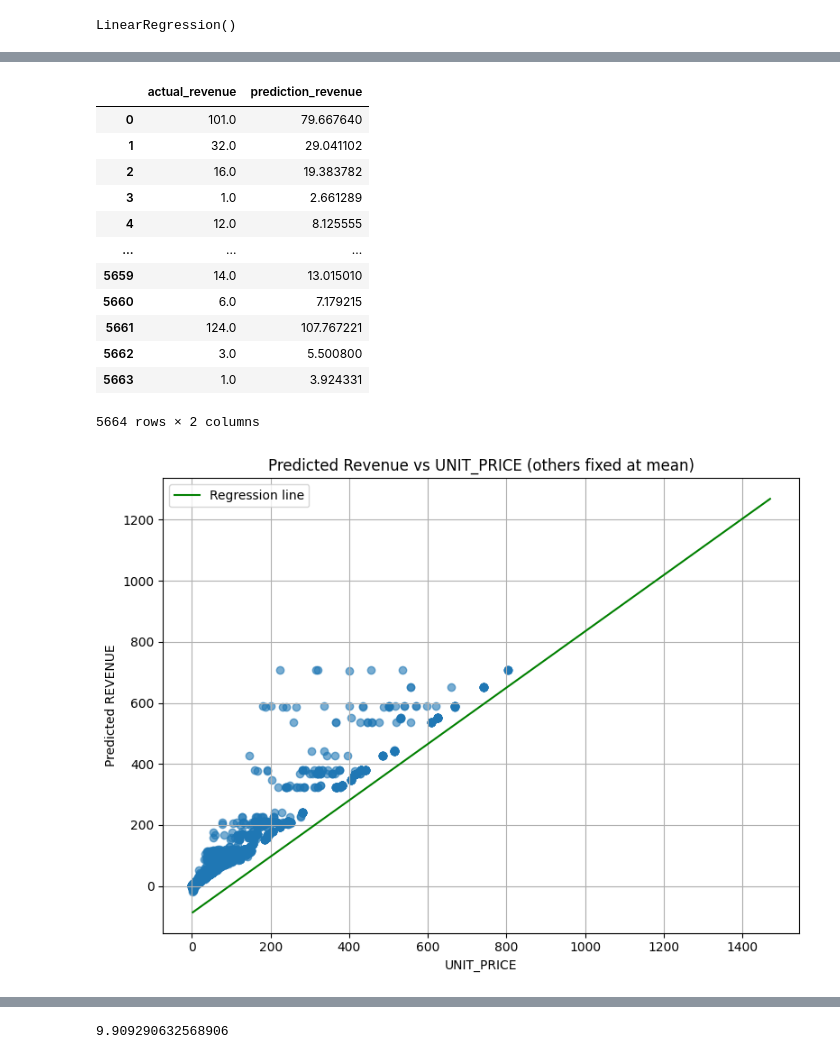
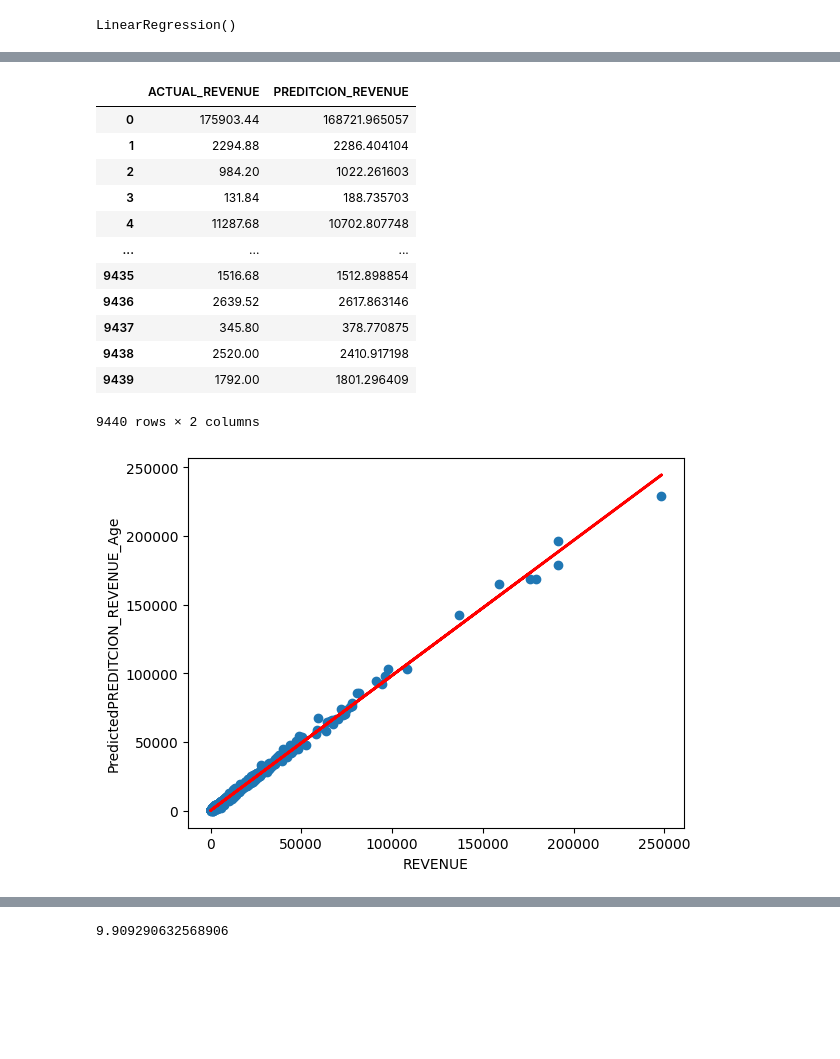
Before and after one commit to Jarnovis/DEDS_Portfolio, a Jupyter notebook: src/Jupyter/week_9/DEDS_WC_9.1.ipynb, the cells around one changed output, grey strips where cells are left out. Saved outputs shown, nothing was run; the diff lists cells and outputs as text; code cells hidden in the pictures; blank space fills up the shorter version.

```diff
--- a/src/Jupyter/week_9/DEDS_WC_9.1.ipynb
+++ b/src/Jupyter/week_9/DEDS_WC_9.1.ipynb
@@ -82,11 +89,10 @@ memory usage: 1.2 MB
 X_train, X_test, y_train, y_test = train_test_split(
     X,
     y,
-    test_size = 0.15,
+    test_size = 0.25,
     random_state = 42
 )
 # %%
-reg_model = linear_model.LinearRegression()
 reg_model = LinearRegression().fit(X_train, y_train)
 reg_model
 # %% [output]
@@ -105,5 +111,5 @@ array([[ 79.66763982],
 # %%
 prediction_df = pd.DataFrame(y_pred)
-prediction_df = prediction_df.rename(columns = {0 : 'prediction_revenue'})
+prediction_df = prediction_df.rename(columns = {0 : 'PREDITCION_REVENUE'})
 prediction_df
 # %% [output]
@@ -123,61 +129,39 @@ prediction_df
 # %%
 # Reset index for y_test and rename the column for clarity
 y_test_reset = y_test.reset_index(drop=True)
-y_test_reset.columns = ['actual_revenue']
+y_test_reset.columns = ['ACTUAL_REVENUE']
 
 # Combine actual and predicted values
 y_test_prediction_merge = pd.concat([y_test_reset, prediction_df], axis=1)
 
 # Show only rows where prediction is not null (which should be all)
-y_test_prediction_merge.loc[y_test_prediction_merge['prediction_revenue'].notna(), :]
+y_test_prediction_merge.loc[y_test_prediction_merge['PREDITCION_REVENUE'].notna(), :]
 # %% [output]
-|  | actual_revenue | prediction_revenue |
-| 0 | 101.0 | 79.667640 |
-| 1 | 32.0 | 29.041102 |
-| 2 | 16.0 | 19.383782 |
-| 3 | 1.0 | 2.661289 |
-| 4 | 12.0 | 8.125555 |
+|  | ACTUAL_REVENUE | PREDITCION_REVENUE |
+| 0 | 175903.44 | 168721.965057 |
+| 1 | 2294.88 | 2286.404104 |
+| 2 | 984.20 | 1022.261603 |
+| 3 | 131.84 | 188.735703 |
+| 4 | 11287.68 | 10702.807748 |
 | ... | ... | ... |
-| 5659 | 14.0 | 13.015010 |
-| 5660 | 6.0 | 7.179215 |
-| 5661 | 124.0 | 107.767221 |
-| 5662 | 3.0 | 5.500800 |
-| 5663 | 1.0 | 3.924331 |
+| 9435 | 1516.68 | 1512.898854 |
+| 9436 | 2639.52 | 2617.863146 |
+| 9437 | 345.80 | 378.770875 |
+| 9438 | 2520.00 | 2410.917198 |
+| 9439 | 1792.00 | 1801.296409 |
-5664 rows × 2 columns
+9440 rows × 2 columns
 # %%
-intercept = reg_model.intercept_[0]
-coefs = reg_model.coef_[0]
+plt.scatter(y_test_prediction_merge['ACTUAL_REVENUE'], y_test_prediction_merge['PREDITCION_REVENUE'])
 
-coef_map = dict(zip(X.columns, coefs))
+z = np.polyfit(y_test_prediction_merge['ACTUAL_REVENUE'], y_test_prediction_merge['PREDITCION_REVENUE'], 1)
+p = np.poly1d(z)
+plt.plot(y_test_prediction_merge['ACTUAL_REVENUE'], p(y_test_prediction_merge['ACTUAL_REVENUE']), color='red', linewidth=2, label='Trendlijn')
 
-quantity_mean = X['QUANTITY'].mean()
-unit_cost_mean = X['UNIT_COST'].mean()
-
-unit_price_range = np.linspace(X['UNIT_PRICE'].min(), X['UNIT_PRICE'].max(), 100)
-
-predicted_revenue = (
-    coef_map['QUANTITY'] * quantity_mean +
-    coef_map['UNIT_COST'] * unit_cost_mean +
-    coef_map['UNIT_PRICE'] * unit_price_range +
-    intercept
-)
-
-plt.figure(figsize=(8, 6))
-plt.scatter(
-    y_test_prediction_merge['actual_revenue'],
-    y_test_prediction_merge['prediction_revenue'],
-    alpha=0.6
-)
-plt.plot(unit_price_range, predicted_revenue, label='Regression line', color='green')
-plt.xlabel('UNIT_PRICE')
-plt.ylabel('Predicted REVENUE')
-plt.title('Predicted Revenue vs UNIT_PRICE (others fixed at mean)')
-plt.grid(True)
-plt.legend()
-plt.tight_layout()
+plt.xlabel('REVENUE')
+plt.ylabel('PredictedPREDITCION_REVENUE_Age')
 plt.show()
 # %% [output]
-[figure, old version]
+[figure, new version]
 # %%
 mean_squared_error(y_test_prediction_merge['actual_revenue'], y_test_prediction_merge['prediction_revenue'])
 # %% [output]
```
Also changed, not shown: parts of 6 cells of this notebook, 3 other files.
